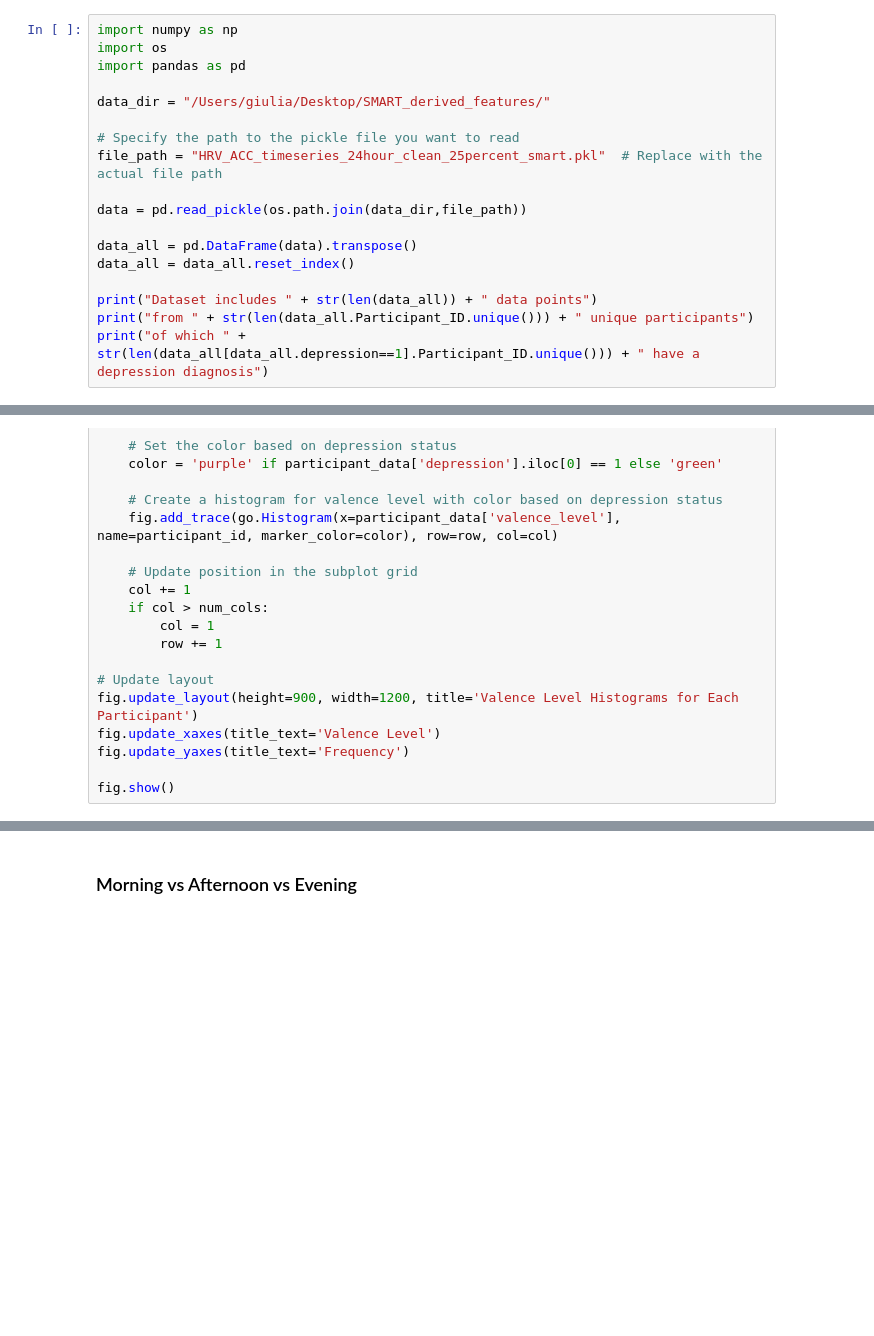
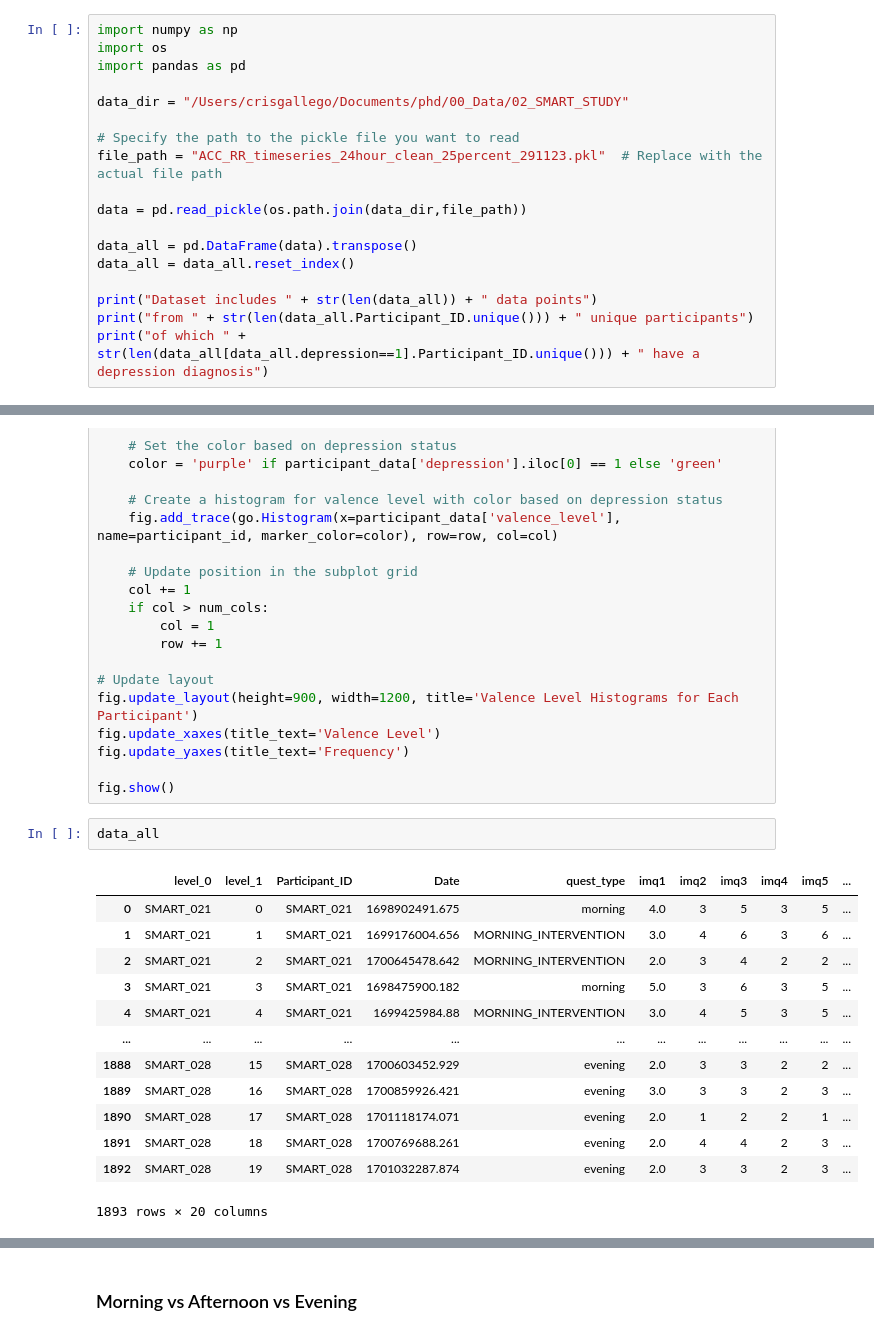
Before and after one commit to RASMDep/SMART-npj_moodifAI, a Jupyter notebook: vis/explore_dataset.ipynb, the cells around one changed output, grey strips where cells are left out. Drawn from its saved outputs; the diff is of its cells as text; blank space fills up the shorter version.

```diff
--- a/vis/explore_dataset.ipynb
+++ b/vis/explore_dataset.ipynb
@@ -3,10 +3,10 @@ import numpy as np
 import os
 import pandas as pd
 
-data_dir = "/Users/giulia/Desktop/SMART_derived_features/"
+data_dir = "/Users/crisgallego/Documents/phd/00_Data/02_SMART_STUDY"
 
 # Specify the path to the pickle file you want to read
-file_path = "HRV_ACC_timeseries_24hour_clean_25percent_smart.pkl"  # Replace with the actual file path
+file_path = "ACC_RR_timeseries_24hour_clean_25percent_291123.pkl"  # Replace with the actual file path
 
 data = pd.read_pickle(os.path.join(data_dir,file_path))
 
@@ -135,3 +135,19 @@ fig.update_xaxes(title_text='Valence Level')
 fig.update_yaxes(title_text='Frequency')
 
 fig.show()
+# %%
+data_all
+# %% [output]
+|  | level_0 | level_1 | Participant_ID | Date | quest_type | imq1 | imq2 | imq3 | imq4 | imq5 | ... |
+| 0 | SMART_021 | 0 | SMART_021 | 1698902491.675 | morning | 4.0 | 3 | 5 | 3 | 5 | ... |
+| 1 | SMART_021 | 1 | SMART_021 | 1699176004.656 | MORNING_INTERVENTION | 3.0 | 4 | 6 | 3 | 6 | ... |
+| 2 | SMART_021 | 2 | SMART_021 | 1700645478.642 | MORNING_INTERVENTION | 2.0 | 3 | 4 | 2 | 2 | ... |
+| 3 | SMART_021 | 3 | SMART_021 | 1698475900.182 | morning | 5.0 | 3 | 6 | 3 | 5 | ... |
+| 4 | SMART_021 | 4 | SMART_021 | 1699425984.88 | MORNING_INTERVENTION | 3.0 | 4 | 5 | 3 | 5 | ... |
+| ... | ... | ... | ... | ... | ... | ... | ... | ... | ... | ... | ... |
+| 1888 | SMART_028 | 15 | SMART_028 | 1700603452.929 | evening | 2.0 | 3 | 3 | 2 | 2 | ... |
+| 1889 | SMART_028 | 16 | SMART_028 | 1700859926.421 | evening | 3.0 | 3 | 3 | 2 | 3 | ... |
+| 1890 | SMART_028 | 17 | SMART_028 | 1701118174.071 | evening | 2.0 | 1 | 2 | 2 | 1 | ... |
+| 1891 | SMART_028 | 18 | SMART_028 | 1700769688.261 | evening | 2.0 | 4 | 4 | 2 | 3 | ... |
+| 1892 | SMART_028 | 19 | SMART_028 | 1701032287.874 | evening | 2.0 | 3 | 3 | 2 | 3 | ... |
+1893 rows × 20 columns
```
Also changed, not shown: parts of 3 cells of this notebook, 6 other files.
